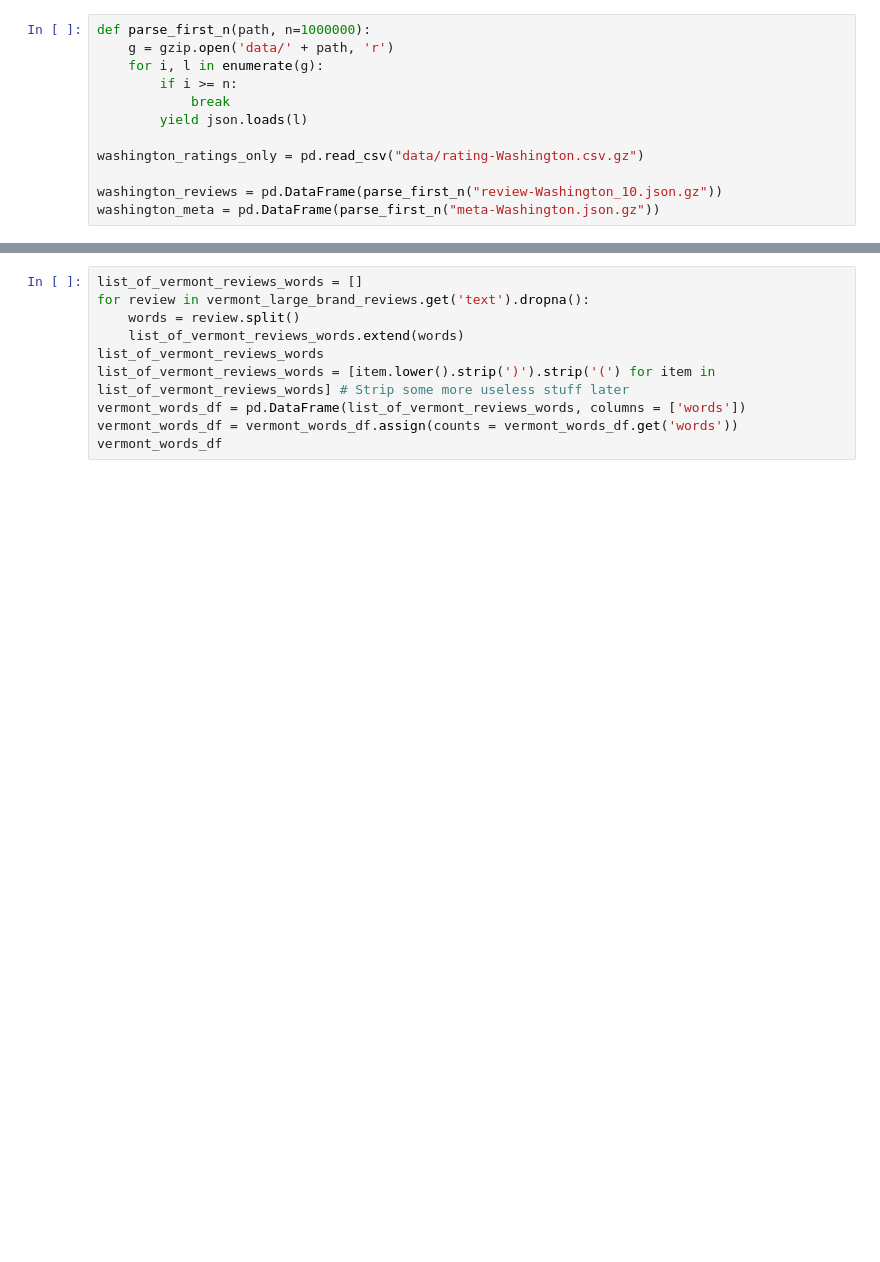
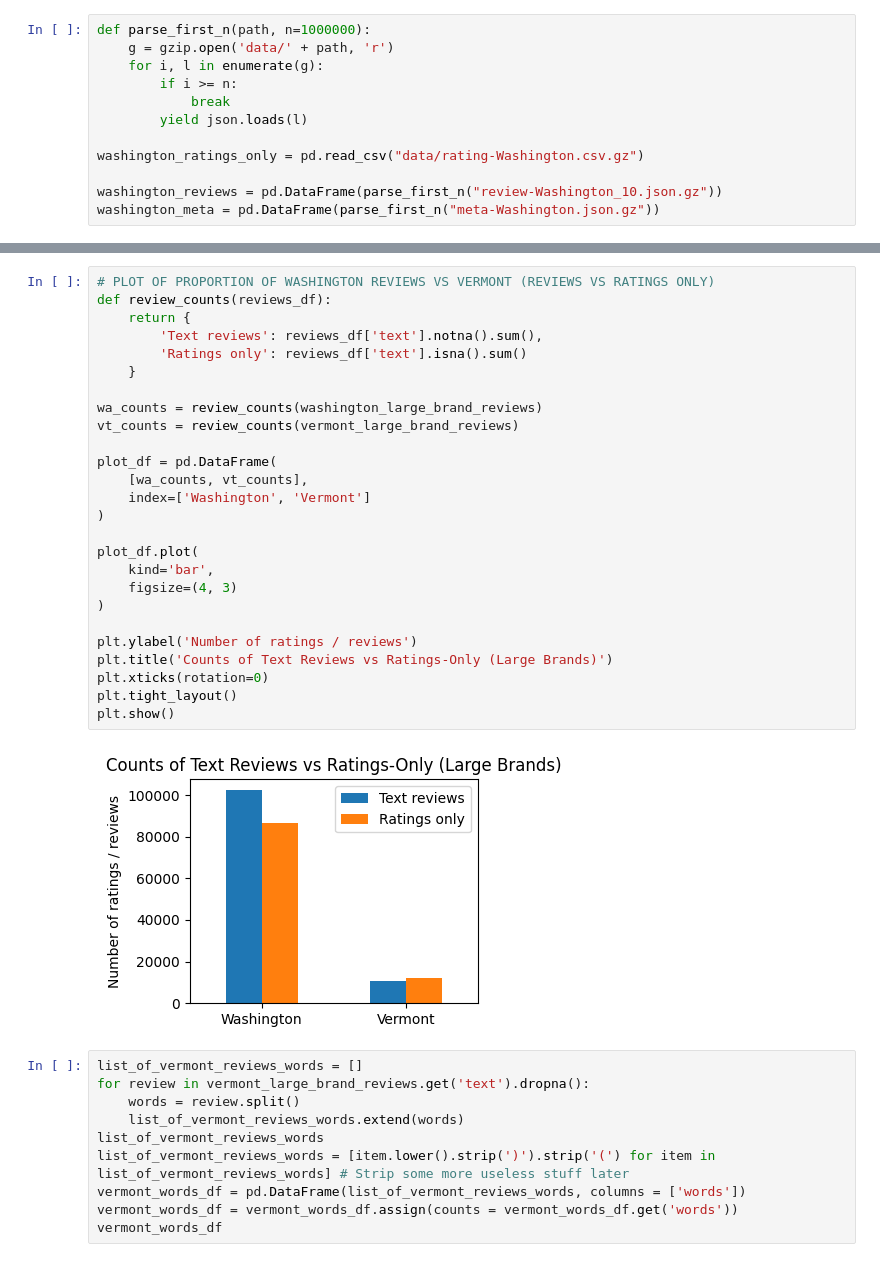
Before and after one commit to Dhrutube/DS3-LocalLens, a Jupyter notebook: Aurora_Local.ipynb, the cells around one changed output, grey strips where cells are left out. Drawn from its saved outputs; the diff is of its cells as text; blank space fills up the shorter version.

```diff
--- a/Aurora_Local.ipynb
+++ b/Aurora_Local.ipynb
@@ -132,3 +200,31 @@ vermont_large_brand_reviews
+# %%
+# PLOT OF PROPORTION OF WASHINGTON REVIEWS VS VERMONT (REVIEWS VS RATINGS ONLY)
+def review_counts(reviews_df):
+    return {
+        'Text reviews': reviews_df['text'].notna().sum(),
+        'Ratings only': reviews_df['text'].isna().sum()
+    }
+
+wa_counts = review_counts(washington_large_brand_reviews)
+vt_counts = review_counts(vermont_large_brand_reviews)
+
+plot_df = pd.DataFrame(
+    [wa_counts, vt_counts],
+    index=['Washington', 'Vermont']
+)
+
+plot_df.plot(
+    kind='bar',
+    figsize=(4, 3)
+)
+
+plt.ylabel('Number of ratings / reviews')
+plt.title('Counts of Text Reviews vs Ratings-Only (Large Brands)')
+plt.xticks(rotation=0)
+plt.tight_layout()
+plt.show()
+# %% [output]
+[figure, added]
 # %%
 list_of_vermont_reviews_words = []
 for review in vermont_large_brand_reviews.get('text').dropna():
```
Also changed, not shown: parts of 26 cells of this notebook.
